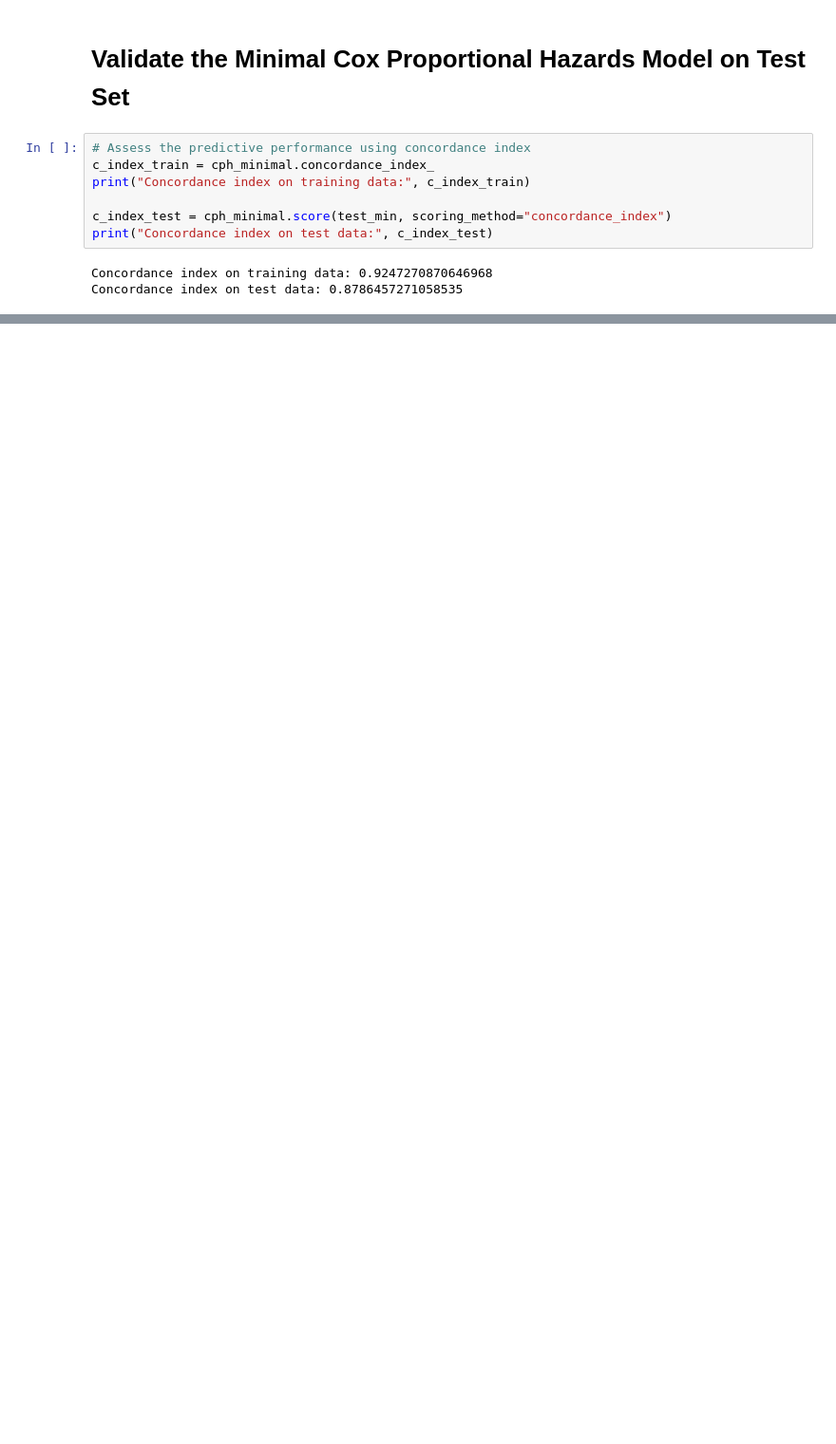
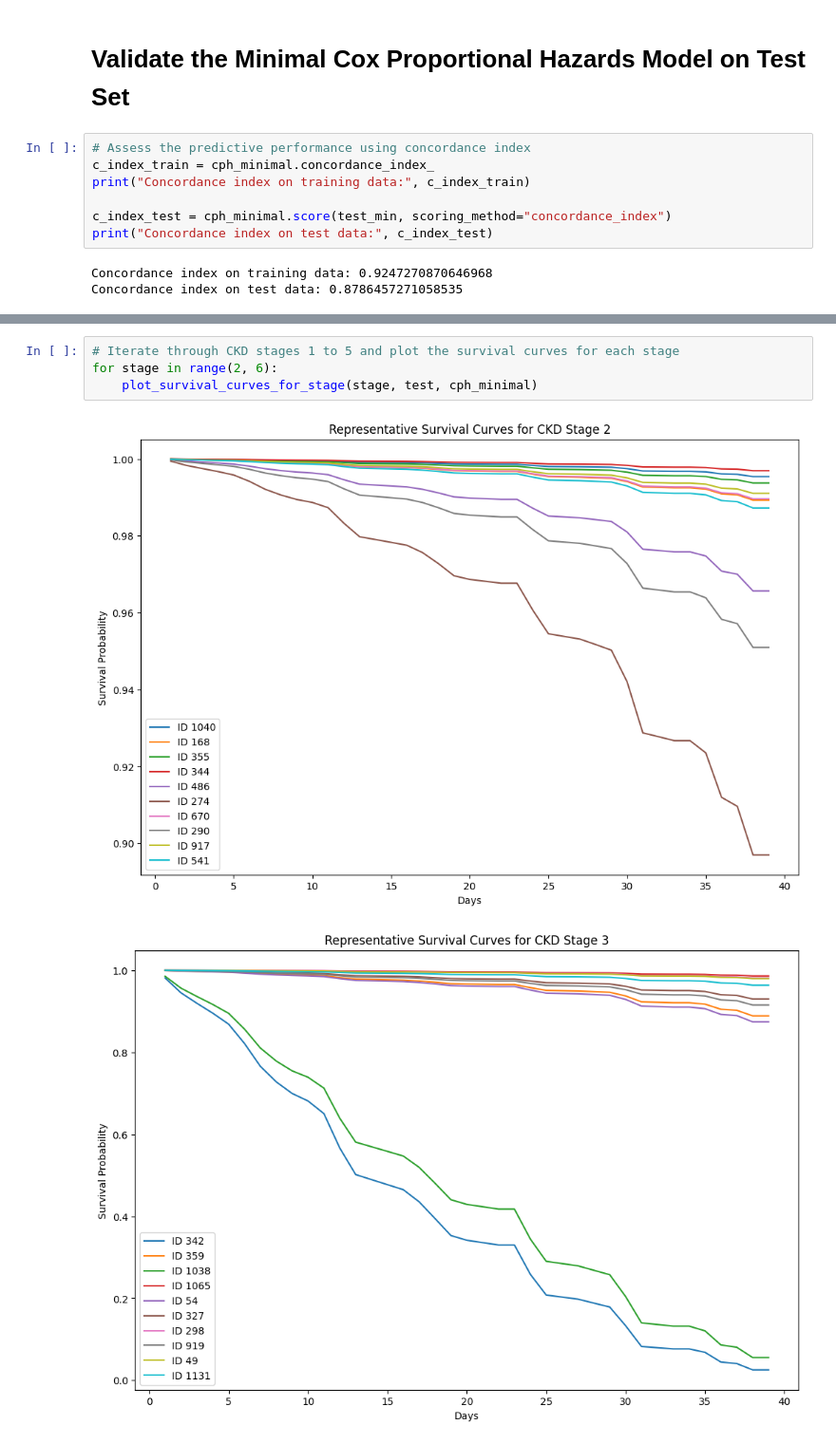
Before and after one commit to vironix-health/CKD-ZD-project, a Jupyter notebook: CPH.ipynb, the cells around one changed output, grey strips where cells are left out. Shown at 95% size. Drawn from its saved outputs; the diff is of its cells as text; blank space fills up the shorter version.

```diff
--- a/CPH.ipynb
+++ b/CPH.ipynb
@@ -364,0 +372,7 @@ Concordance index on test data: 0.8786457271058535
+# %%
+# Iterate through CKD stages 1 to 5 and plot the survival curves for each stage
+for stage in range(2, 6):
+    plot_survival_curves_for_stage(stage, test, cph_minimal)
+# %% [output]
+[figure, added]
+[figure, added]
```
Also changed, not shown: parts of 8 cells of this notebook.
